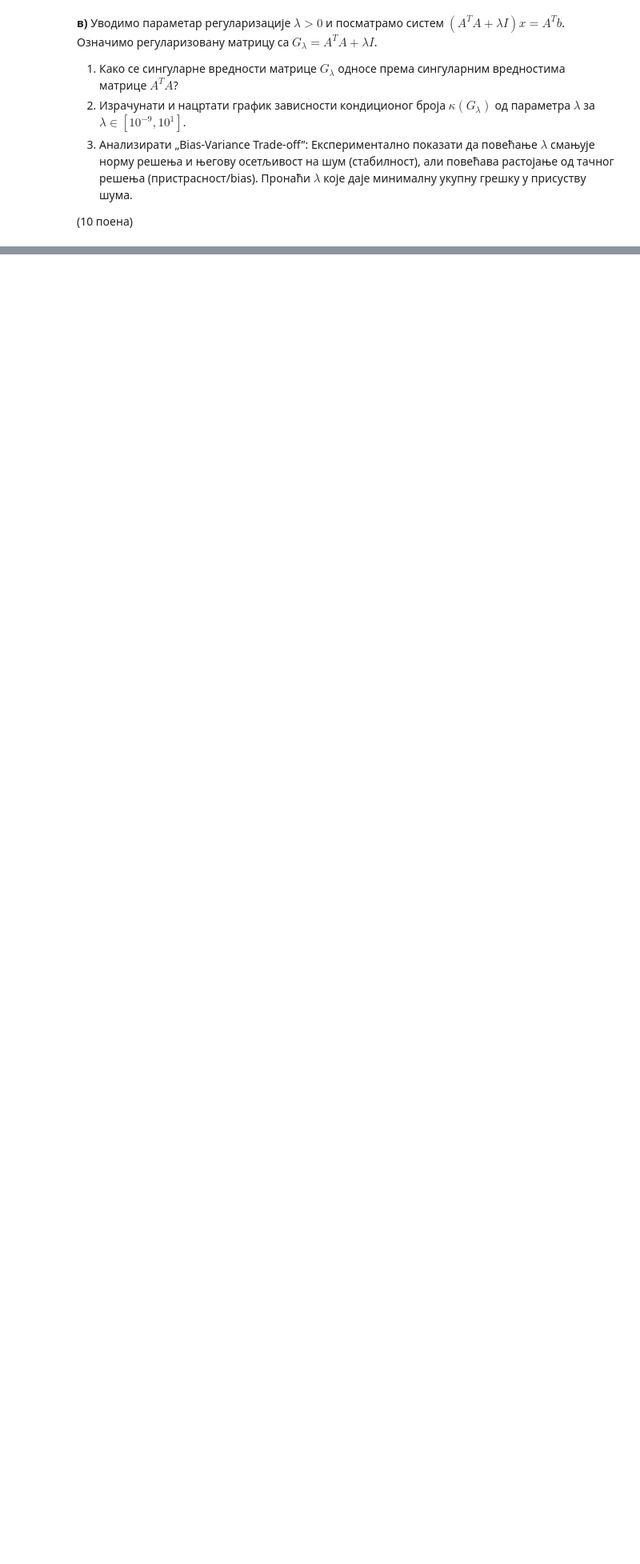
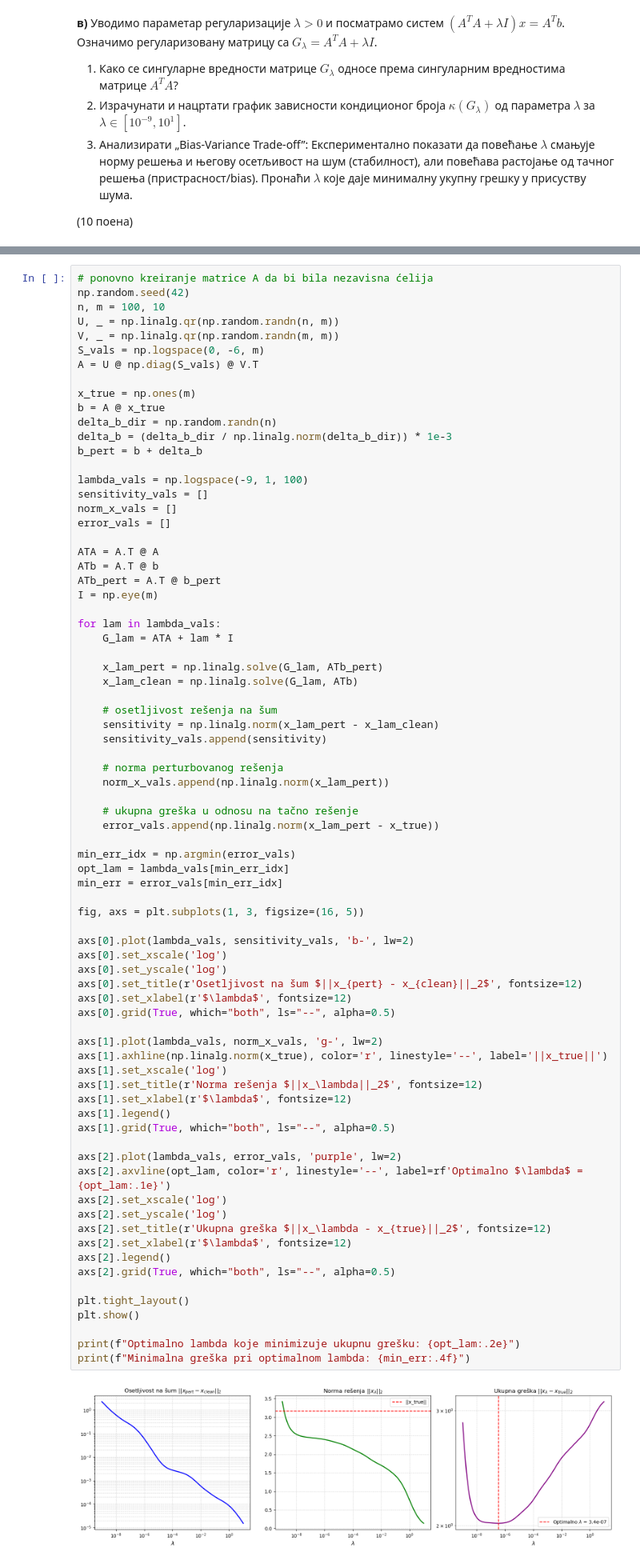
Before and after one commit to paunovicjovan/mathematical-methods-for-machine-learning, a Jupyter notebook: Homeworks/06Domaci_Jovan_Paunovic.ipynb, the cells around one changed output, grey strips where cells are left out. Shown at 80% size. Saved outputs shown, nothing was run; the diff lists cells and outputs as text; blank space fills up the shorter version.

```diff
--- a/Homeworks/06Domaci_Jovan_Paunovic.ipynb
+++ b/Homeworks/06Domaci_Jovan_Paunovic.ipynb
@@ -382,0 +567,78 @@ U praksi, velika vrednost $\kappa(A)$ ukazuje na multikolinearnost i potencijaln
+# %%
+# ponovno kreiranje matrice A da bi bila nezavisna ćelija
+np.random.seed(42)
+n, m = 100, 10
+U, _ = np.linalg.qr(np.random.randn(n, m))
+V, _ = np.linalg.qr(np.random.randn(m, m))
+S_vals = np.logspace(0, -6, m)
+A = U @ np.diag(S_vals) @ V.T
+
+x_true = np.ones(m)
+b = A @ x_true
+delta_b_dir = np.random.randn(n)
+delta_b = (delta_b_dir / np.linalg.norm(delta_b_dir)) * 1e-3
+b_pert = b + delta_b
+
+lambda_vals = np.logspace(-9, 1, 100)
+sensitivity_vals = []
+norm_x_vals = []
+error_vals = []
+
+ATA = A.T @ A
+ATb = A.T @ b
+ATb_pert = A.T @ b_pert
+I = np.eye(m)
+
+for lam in lambda_vals:
+    G_lam = ATA + lam * I
+
+    x_lam_pert = np.linalg.solve(G_lam, ATb_pert)
+    x_lam_clean = np.linalg.solve(G_lam, ATb)
+
+    # osetljivost rešenja na šum
+    sensitivity = np.linalg.norm(x_lam_pert - x_lam_clean)
+    sensitivity_vals.append(sensitivity)
+
+    # norma perturbovanog rešenja
+    norm_x_vals.append(np.linalg.norm(x_lam_pert))
+
+    # ukupna greška u odnosu na tačno rešenje
+    error_vals.append(np.linalg.norm(x_lam_pert - x_true))
+
+min_err_idx = np.argmin(error_vals)
+opt_lam = lambda_vals[min_err_idx]
+min_err = error_vals[min_err_idx]
+
+fig, axs = plt.subplots(1, 3, figsize=(16, 5))
+
+axs[0].plot(lambda_vals, sensitivity_vals, 'b-', lw=2)
+axs[0].set_xscale('log')
+axs[0].set_yscale('log')
+axs[0].set_title(r'Osetljivost na šum $||x_{pert} - x_{clean}||_2$', fontsize=12)
+axs[0].set_xlabel(r'$\lambda$', fontsize=12)
+axs[0].grid(True, which="both", ls="--", alpha=0.5)
+
+axs[1].plot(lambda_vals, norm_x_vals, 'g-', lw=2)
+axs[1].axhline(np.linalg.norm(x_true), color='r', linestyle='--', label='||x_true||')
+axs[1].set_xscale('log')
+axs[1].set_title(r'Norma rešenja $||x_\lambda||_2$', fontsize=12)
+axs[1].set_xlabel(r'$\lambda$', fontsize=12)
+axs[1].legend()
+axs[1].grid(True, which="both", ls="--", alpha=0.5)
+
+axs[2].plot(lambda_vals, error_vals, 'purple', lw=2)
+axs[2].axvline(opt_lam, color='r', linestyle='--', label=rf'Optimalno $\lambda$ = {opt_lam:.1e}')
+axs[2].set_xscale('log')
+axs[2].set_yscale('log')
+axs[2].set_title(r'Ukupna greška $||x_\lambda - x_{true}||_2$', fontsize=12)
+axs[2].set_xlabel(r'$\lambda$', fontsize=12)
+axs[2].legend()
+axs[2].grid(True, which="both", ls="--", alpha=0.5)
+
+plt.tight_layout()
+plt.show()
+
+print(f"Optimalno lambda koje minimizuje ukupnu grešku: {opt_lam:.2e}")
+print(f"Minimalna greška pri optimalnom lambda: {min_err:.4f}")
+# %% [output]
+[figure, added]
```
Also changed, not shown: parts of 10 cells of this notebook.
